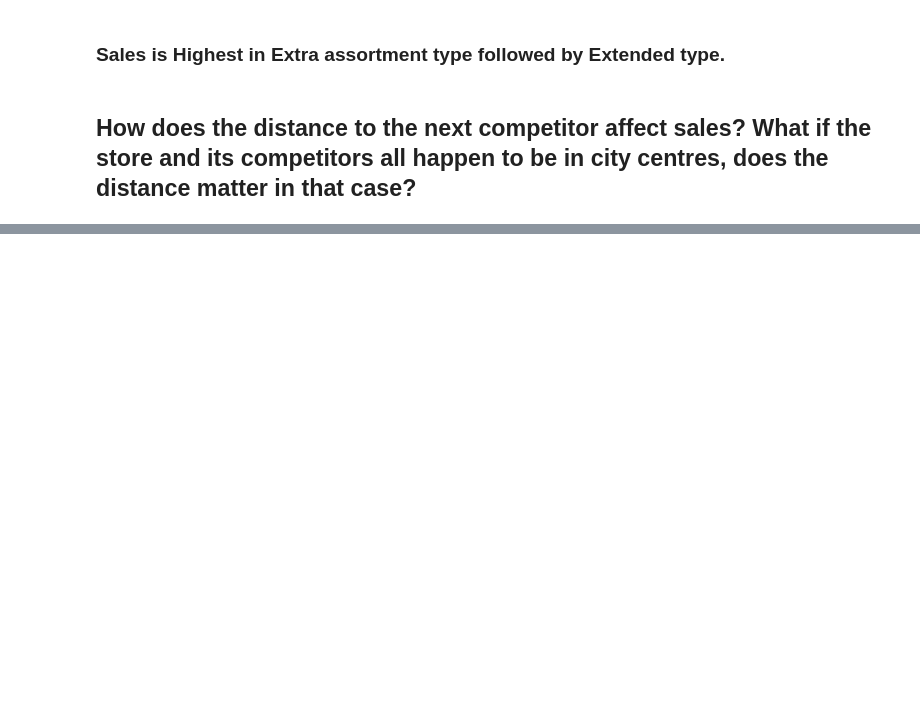
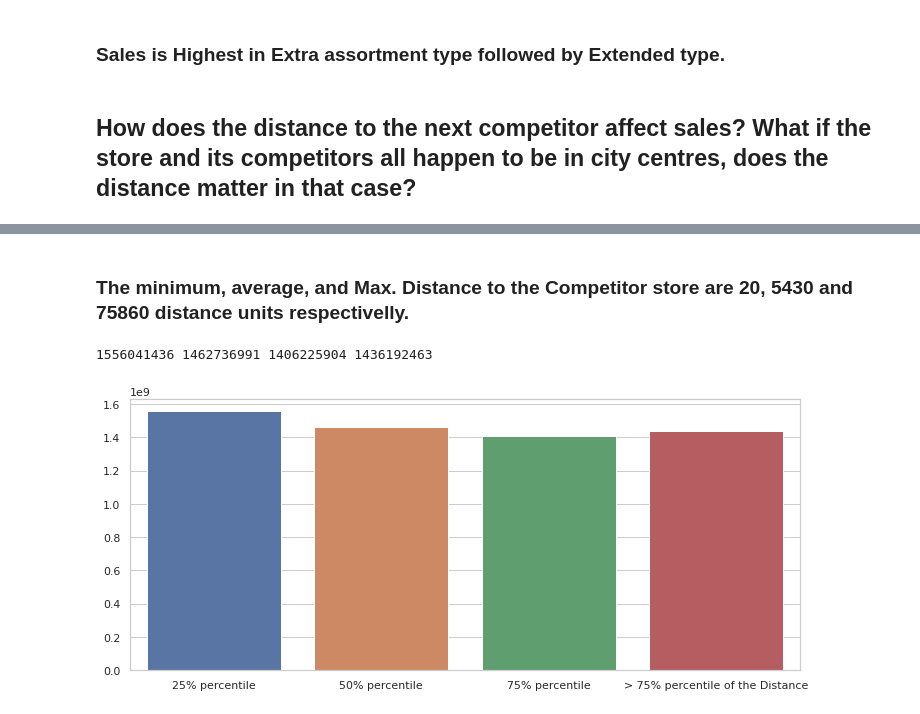
Before and after one commit to Caphace-Ethan/Pharmaceutical-Sales-Prediction, a Jupyter notebook: notebooks/Exploration_of_customer_purchasing_behavior.ipynb, the cells around one changed output, grey strips where cells are left out. Saved outputs shown, nothing was run; the diff lists cells and outputs as text; code cells hidden in the pictures; blank space fills up the shorter version.

```diff
--- a/notebooks/Exploration_of_customer_purchasing_behavior.ipynb
+++ b/notebooks/Exploration_of_customer_purchasing_behavior.ipynb
@@ -434,3 +447,23 @@ plt.show()
+# %% [markdown]
+### The minimum, average, and Max. Distance to the Competitor store are 20, 5430 and 75860 distance units respectivelly.
+# %%
+sales = combined_train_store_data[combined_train_store_data.CompetitionDistance <= 710.00].Sales.sum()
+sales1 = combined_train_store_data[combined_train_store_data.CompetitionDistance > 710.00][combined_train_store_data.CompetitionDistance <= 2330.00].Sales.sum()
+sales2 = combined_train_store_data[combined_train_store_data.CompetitionDistance > 2330.00][combined_train_store_data.CompetitionDistance <= 6890.00].Sales.sum()
+sales3 = combined_train_store_data[combined_train_store_data.CompetitionDistance > 6890.00].Sales.sum()
+
+print(sales, sales1, sales2, sales3)
+# %% [output]
+1556041436 1462736991 1406225904 1436192463
+# %%
+sales_distance = [1556041436, 1462736991, 1406225904, 1436192463]
+slaes_names = ['25% percentile','50% percentile','75% percentile', '> 75% percentile of the Distance' ]
+plt.figure(figsize=(12,5))
+sns.set(style="whitegrid")
+sns.barplot(y=sales_distance, x=slaes_names)
+plt.show()
+# %% [output]
+[figure, added]
 # %%
 # CompetitionDistance
 plt.figure(figsize=(10,5))
```
Also changed, not shown: parts of 3 cells of this notebook.
